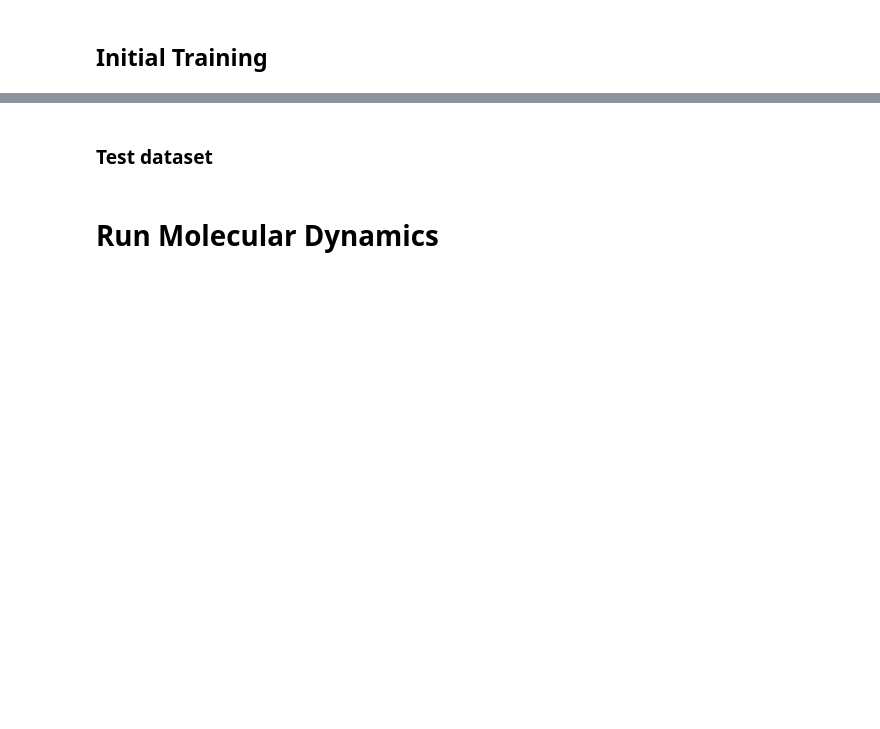
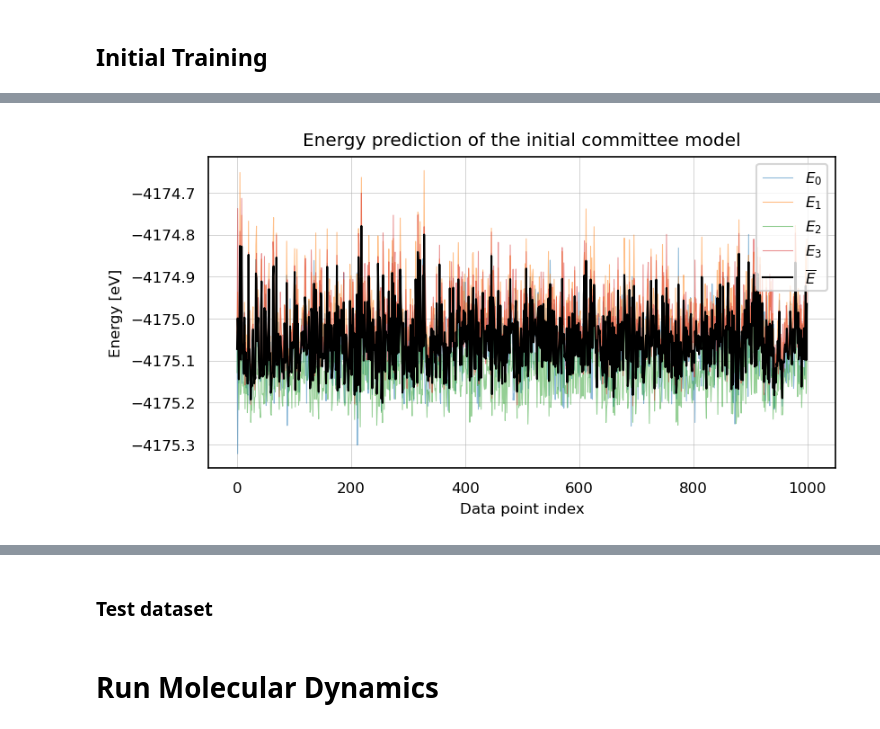
Before and after one commit to sabia-group/AL-tutorial, a Jupyter notebook: notebooks/tutorial.ipynb, the cells around one changed output, grey strips where cells are left out. Drawn from its saved outputs; the diff is of its cells as text; code cells hidden in the pictures; blank space fills up the shorter version.

```diff
--- a/notebooks/tutorial.ipynb
+++ b/notebooks/tutorial.ipynb
@@ -168,12 +235,15 @@ disagreement = energies.std(axis=0)
 # %%
 plt.figure(figsize=(6, 3))
 for n, e in enumerate(energies):
     plt.plot(e, label=rf'$E_{n:d}$', alpha=0.5,linewidth=0.5)
-plt.plot(avg_energy, label=r'$\overline{E}$', color='k',linewidth=0.5)
+plt.plot(avg_energy, label=r'$\overline{E}$', color='k',linewidth=1)
 plt.legend()
 plt.xlabel('Data point index')
 plt.ylabel('Energy [eV]')
+plt.title('Energy prediction of the initial committee model')
 plt.show()
+# %% [output]
+[figure, added]
 # %%
 plt.figure(figsize=(6, 3))
 plt.plot(disagreement,color="blue",linewidth=0.5)
```
Also changed, not shown: parts of 26 cells of this notebook.
